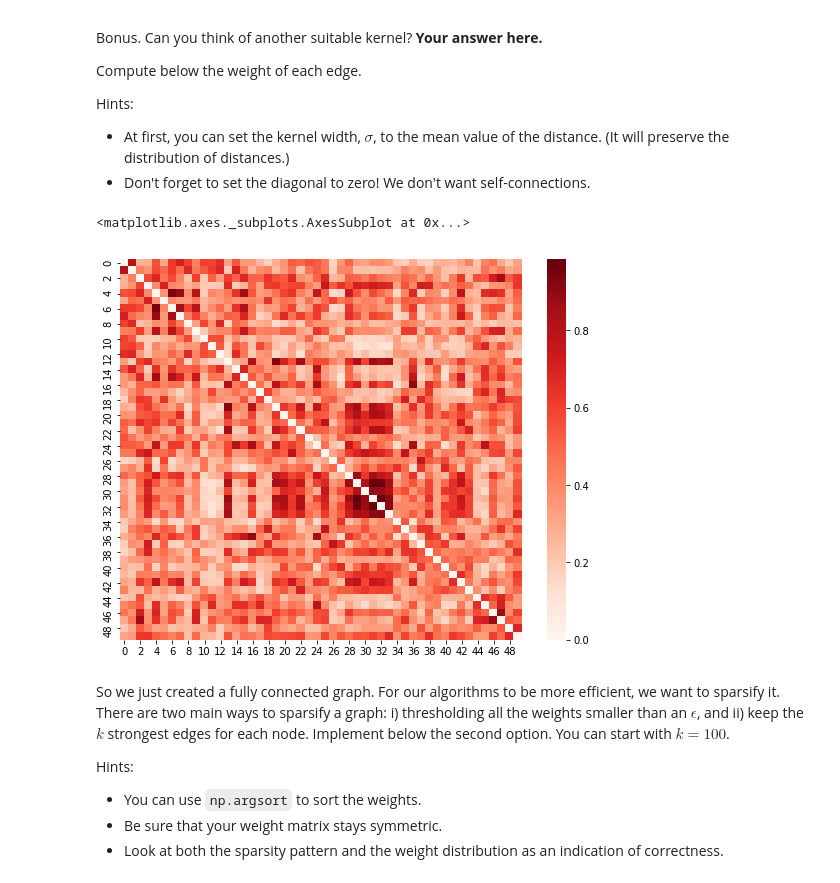
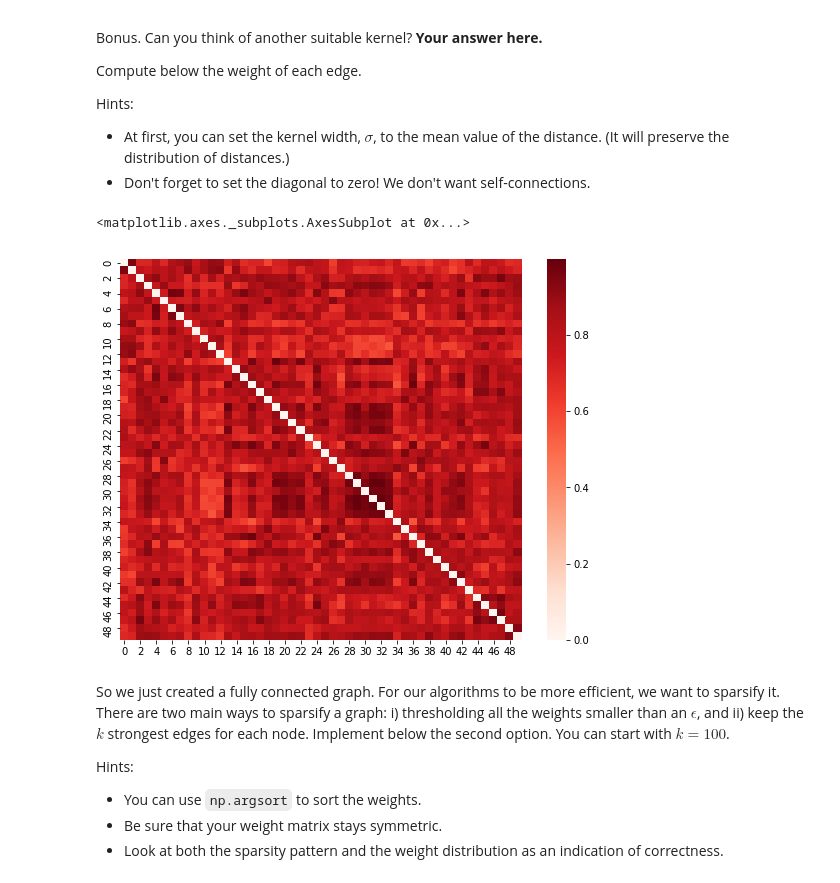
Before and after one commit to adrianlwn/ntds_2017, a Jupyter notebook: assignments/03_spectral_graph_theory.ipynb, the cells around one changed output. Saved outputs shown, nothing was run; the diff lists cells and outputs as text; code cells hidden in the pictures.

```diff
--- a/assignments/03_spectral_graph_theory.ipynb
+++ b/assignments/03_spectral_graph_theory.ipynb
@@ -308,3 +272,5 @@ features
+# %%
+features_save = features.copy()
 # %% [markdown]
 ### 2.4 Feature selection
 
@@ -316,3 +278,13 @@ features.drop(('mfcc', 'std'), axis=1, inplace=True)
+# %%
+features = features_save.copy()
+
+#features.drop(('mfcc', 'mean'), axis=1, inplace=True)
+#features.drop(('mfcc', 'std'), axis=1, inplace=True) # 16 % of error alone
+features.drop(('mfcc', 'min'), axis=1, inplace=True) # 16 % of error alone
+features.drop(('mfcc', 'max'), axis=1, inplace=True)
+#features.drop(('mfcc', 'skew'), axis=1, inplace=True) # 76 % of error alone
+#features.drop(('mfcc', 'kurtosis'), axis=1, inplace=True) # 17 % of error alone
+#features.drop(('mfcc', 'median'), axis=1, inplace=True) # 25 % of error alone
 # %% [markdown]
 ### 2.5 Feature normalization
 
@@ -404,22 +376,22 @@ Hints:
 * At first, you can set the kernel width, $\sigma$, to the mean value of the distance. (It will preserve the distribution of distances.)
 * Don't forget to set the diagonal to zero! We don't want self-connections.
 # %%
-kernel_width = distances.mean()
+kernel_width = np.mean(distances) + 1 #distances.mean()
 
 def kernel(x):
     return np.exp(- np.power(x/kernel_width,2))
 
 # applying the kernel to the distances matrix :
 weights = kernel(distances)
 # setting the diagonal (self-loops) weights to 0 :
 weights[range(len(weights)),range(len(weights))] = 0
 
 # displaying a subset of the weights matrix :
 plt.figure(figsize=[9,7])
 sns.heatmap(weights[:50,:50],cmap="Reds")
 # %% [output]
 <matplotlib.axes._subplots.AxesSubplot at 0x...>
-[figure, old version]
+[figure, new version]
 # %% [markdown]
 So we just created a fully connected graph. For our algorithms to be more efficient, we want to sparsify it. There are two main ways to sparsify a graph: i) thresholding all the weights smaller than an $\epsilon$, and ii) keep the $k$ strongest edges for each node. Implement below the second option. You can start with $k=100$.
 
```
Also changed, not shown: parts of 31 cells of this notebook, 1 other file.
